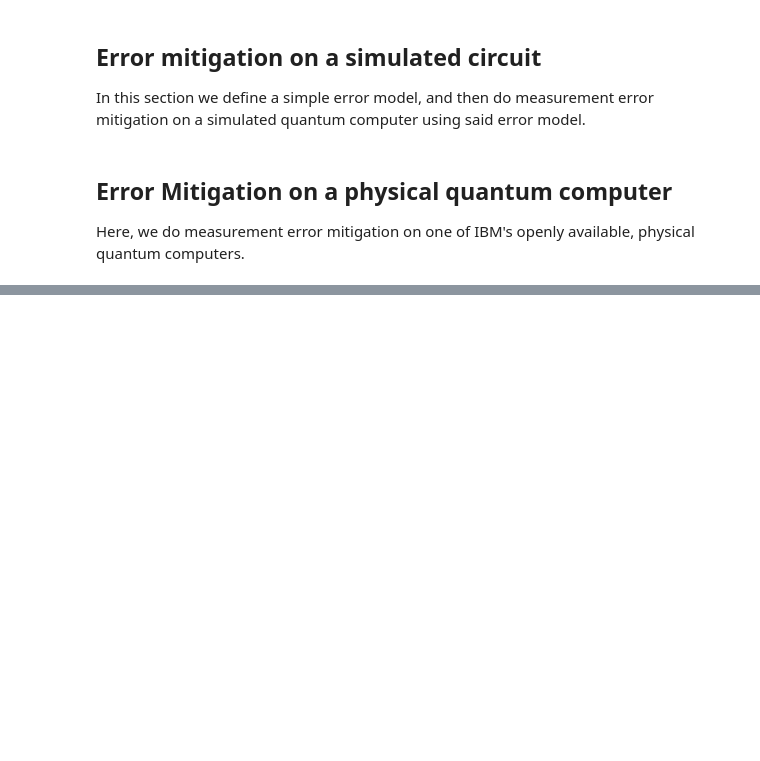
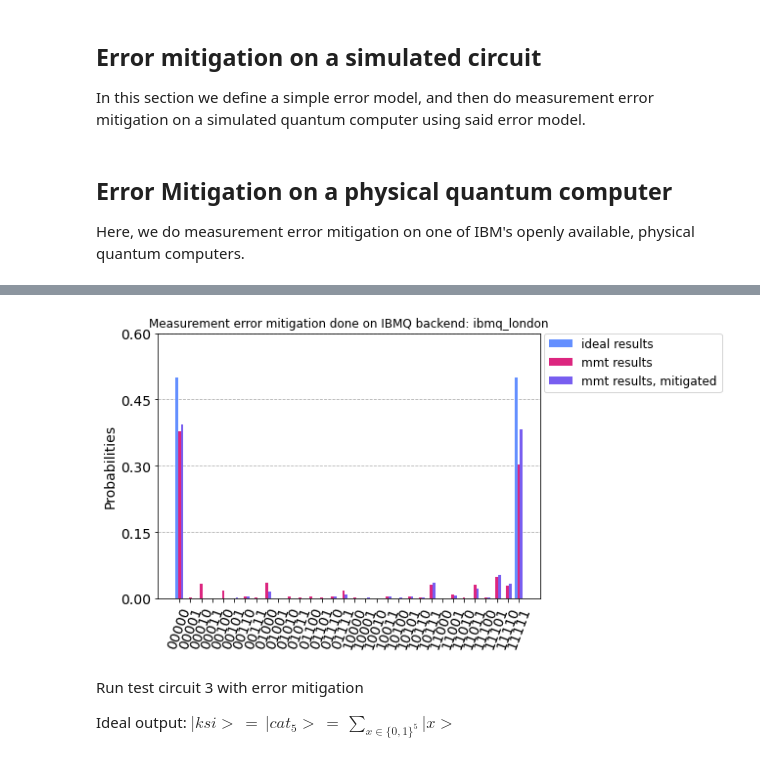
Before and after one commit to AndersHR/linear_quantum_measurement_error_mitigation, a Jupyter notebook: linear_quantum_measurement_error_mitigation.ipynb, the cells around one changed output, grey strips where cells are left out. Cells and saved outputs as stored; diff of their text form; code cells hidden in the pictures; blank space fills up the shorter version.

Commit message:
added more test circuits

```diff
--- a/linear_quantum_measurement_error_mitigation.ipynb
+++ b/linear_quantum_measurement_error_mitigation.ipynb
@@ -138,7 +169,7 @@ ibmq_handler.find_least_busy()
 # %%
 # Or alternatively set a specific, e.g. 'ibmq_london'
 
-BACKEND_NAME = "ibmq_essex"
+BACKEND_NAME = "ibmq_london"
 
 ibmq_handler.set_specific_backend(BACKEND_NAME)
 # %%
@@ -207,0 +270,6 @@ print("Mitigated prob:\t",results_test_circuit_mitigated["00101"]/SHOTS)
+# %%
+test_circuit_2 = build_test_circuit_2(N_QUBITS)
+
+job = ibmq_handler.run_quantum_circuit_on_IBMQ(test_circuit_2)
+
+test_circuit_2.draw()
@@ -207,0 +297,22 @@ print("Mitigated prob:\t",results_test_circuit_mitigated["00101"]/SHOTS)
+# %%
+# extracting measurement result counts
+
+results_test_circuit_physical_2 = job.result().get_counts()
+
+results_test_circuit_mitigated_2 = measurement_error_mitigation.mitigate_errors(results_test_circuit_physical_2)
+
+results_test_circuit_ideal_2 = {"00000": int(SHOTS / 2), "11111": int(SHOTS / 2)}
+# %%
+plot_histogram( [results_test_circuit_ideal_2,
+                 results_test_circuit_physical_2,
+                 results_test_circuit_mitigated_2],
+                 title = "Measurement error mitigation done on IBMQ backend: {0}"
+                       .format(ibmq_handler.physical_backend.name()),
+                 legend = ["ideal results", "mmt results", "mmt results, mitigated"],
+                 bar_labels=False)
+# %% [output]
+[figure, added]
+# %% [markdown]
+Run test circuit 3 with error mitigation
+
+Ideal output: $|ksi>\, =\, |cat_{5}>\, =\, \sum_{x \in \{0,1\}^5} |x>$
```
Also changed, not shown: parts of 17 cells of this notebook.
